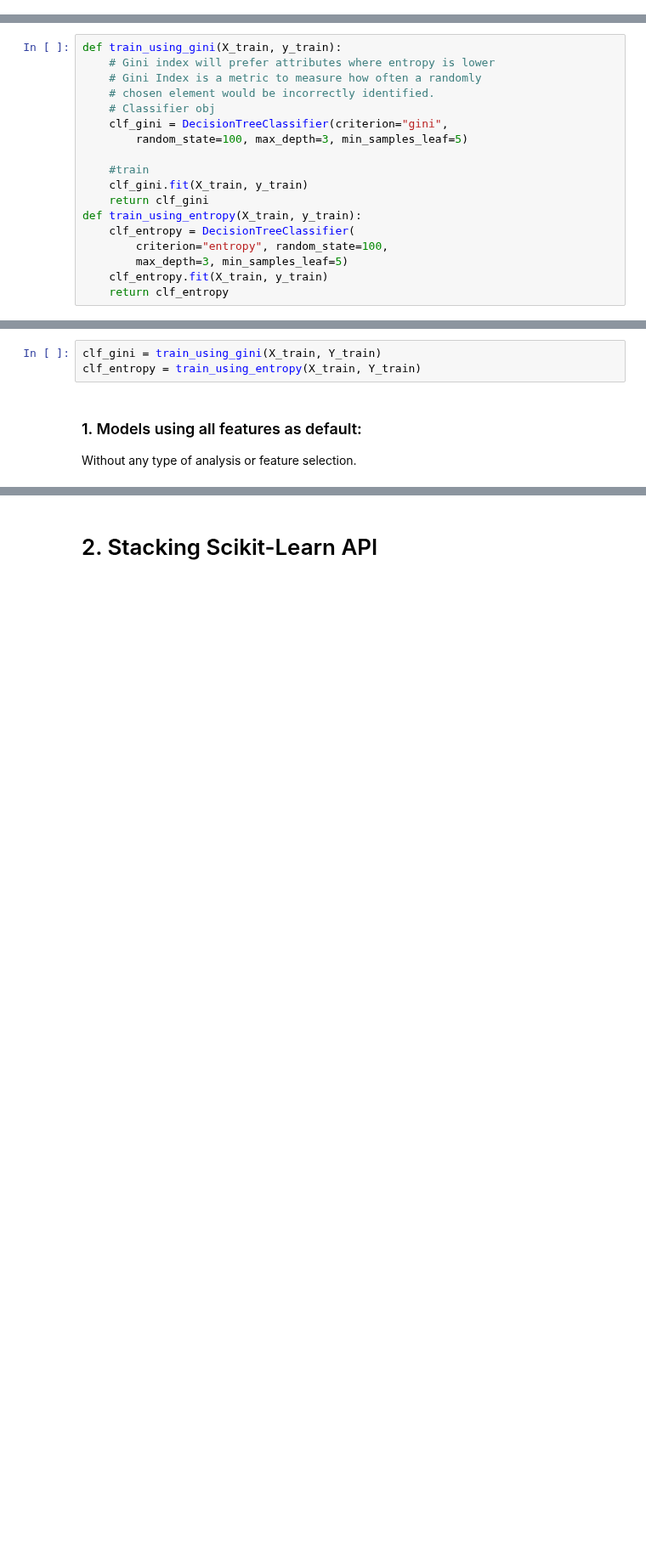
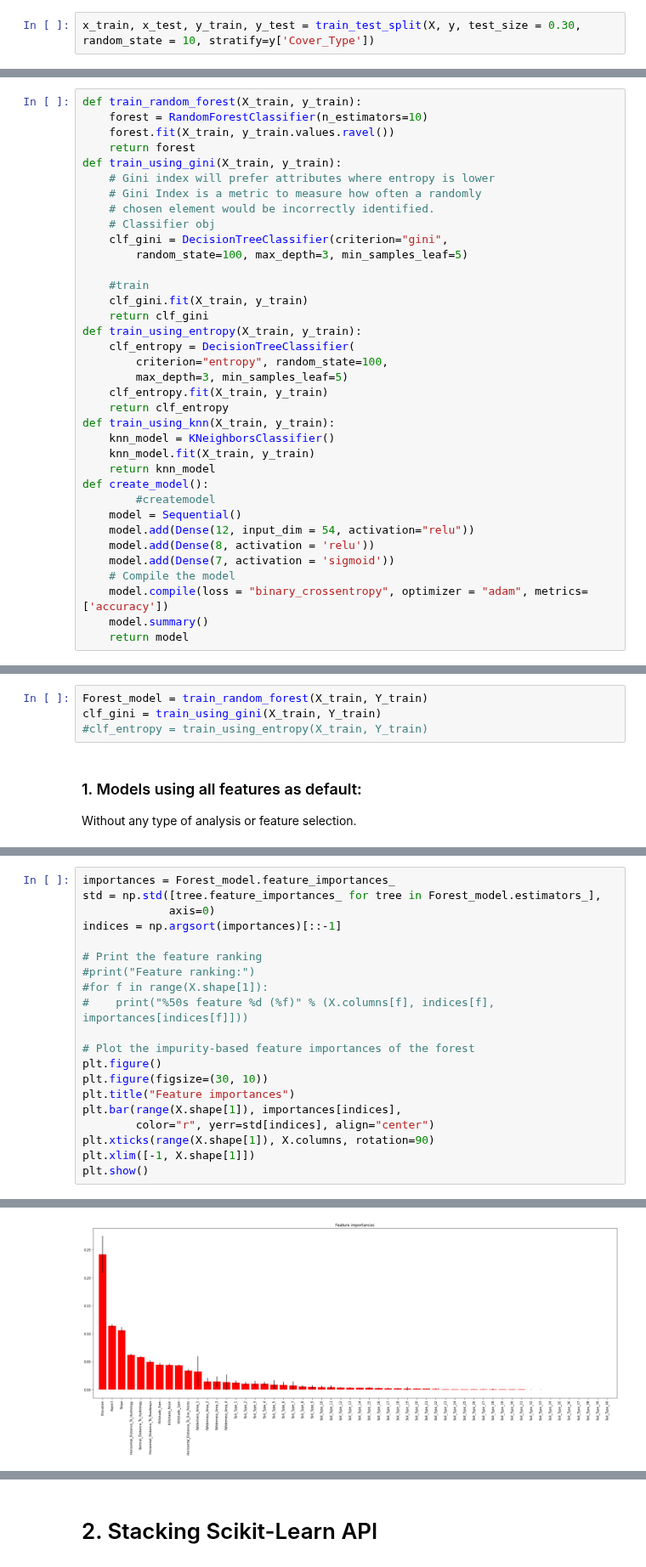
Before and after one commit to sebasmos/Forest_Analysis, a Jupyter notebook: analysis.ipynb, the cells around one changed output, grey strips where cells are left out. Shown at 85% size. Drawn from its saved outputs; the diff is of its cells as text; blank space fills up the shorter version.

Commit message:
adding random forest with real testing set

```diff
--- a/analysis.ipynb
+++ b/analysis.ipynb
@@ -18 +75,3 @@ y_test = pd.read_csv(f'{data_path}/y_test_baseline.csv',index_col=0)
+# %%
+x_train, x_test, y_train, y_test = train_test_split(X, y, test_size = 0.30, random_state = 10, stratify=y['Cover_Type'])
 # %%
@@ -63,6 +114,10 @@ int64
 # %% [markdown]
 #### Models
 # %%
+def train_random_forest(X_train, y_train):
+    forest = RandomForestClassifier(n_estimators=10)
+    forest.fit(X_train, y_train.values.ravel())
+    return forest
 def train_using_gini(X_train, y_train):
     # Gini index will prefer attributes where entropy is lower
     # Gini Index is a metric to measure how often a randomly
@@ -80,4 +135,18 @@ def train_using_entropy(X_train, y_train):
         max_depth=3, min_samples_leaf=5)
     clf_entropy.fit(X_train, y_train)
     return clf_entropy
+def train_using_knn(X_train, y_train):
+    knn_model = KNeighborsClassifier()
+    knn_model.fit(X_train, y_train)
+    return knn_model
+def create_model():
+        #createmodel
+    model = Sequential()
+    model.add(Dense(12, input_dim = 54, activation="relu"))
+    model.add(Dense(8, activation = 'relu'))
+    model.add(Dense(7, activation = 'sigmoid'))
+    # Compile the model
+    model.compile(loss = "binary_crossentropy", optimizer = "adam", metrics=['accuracy'])
+    model.summary()
+    return model
 # %%
@@ -93,8 +161,9 @@ def calculate_Acc(y_test, y_pred):
     print("Accuracy: ", accuracy_score(y_test,y_pred)*100)
     print("Report ", classification_report(y_test, y_pred))
 # %%
+Forest_model = train_random_forest(X_train, Y_train)
 clf_gini = train_using_gini(X_train, Y_train)
-clf_entropy = train_using_entropy(X_train, Y_train)
+#clf_entropy = train_using_entropy(X_train, Y_train)
 # %% [markdown]
 ###  1. Models using all features as default:
 Without any type of analysis or feature selection.
@@ -100,0 +195,21 @@ Without any type of analysis or feature selection.
+# %%
+importances = Forest_model.feature_importances_
+std = np.std([tree.feature_importances_ for tree in Forest_model.estimators_],
+             axis=0)
+indices = np.argsort(importances)[::-1]
+
+# Print the feature ranking
+#print("Feature ranking:")
+#for f in range(X.shape[1]):
+#    print("%50s feature %d (%f)" % (X.columns[f], indices[f], importances[indices[f]]))
+
+# Plot the impurity-based feature importances of the forest
+plt.figure()
+plt.figure(figsize=(30, 10))
+plt.title("Feature importances")
+plt.bar(range(X.shape[1]), importances[indices],
+        color="r", yerr=std[indices], align="center")
+plt.xticks(range(X.shape[1]), X.columns, rotation=90)
+plt.xlim([-1, X.shape[1]])
+plt.show()
+# %% [output]
@@ -100,0 +217 @@ Without any type of analysis or feature selection.
+[figure, added]
```
Also changed, not shown: parts of 40 cells of this notebook, 1 other file.
